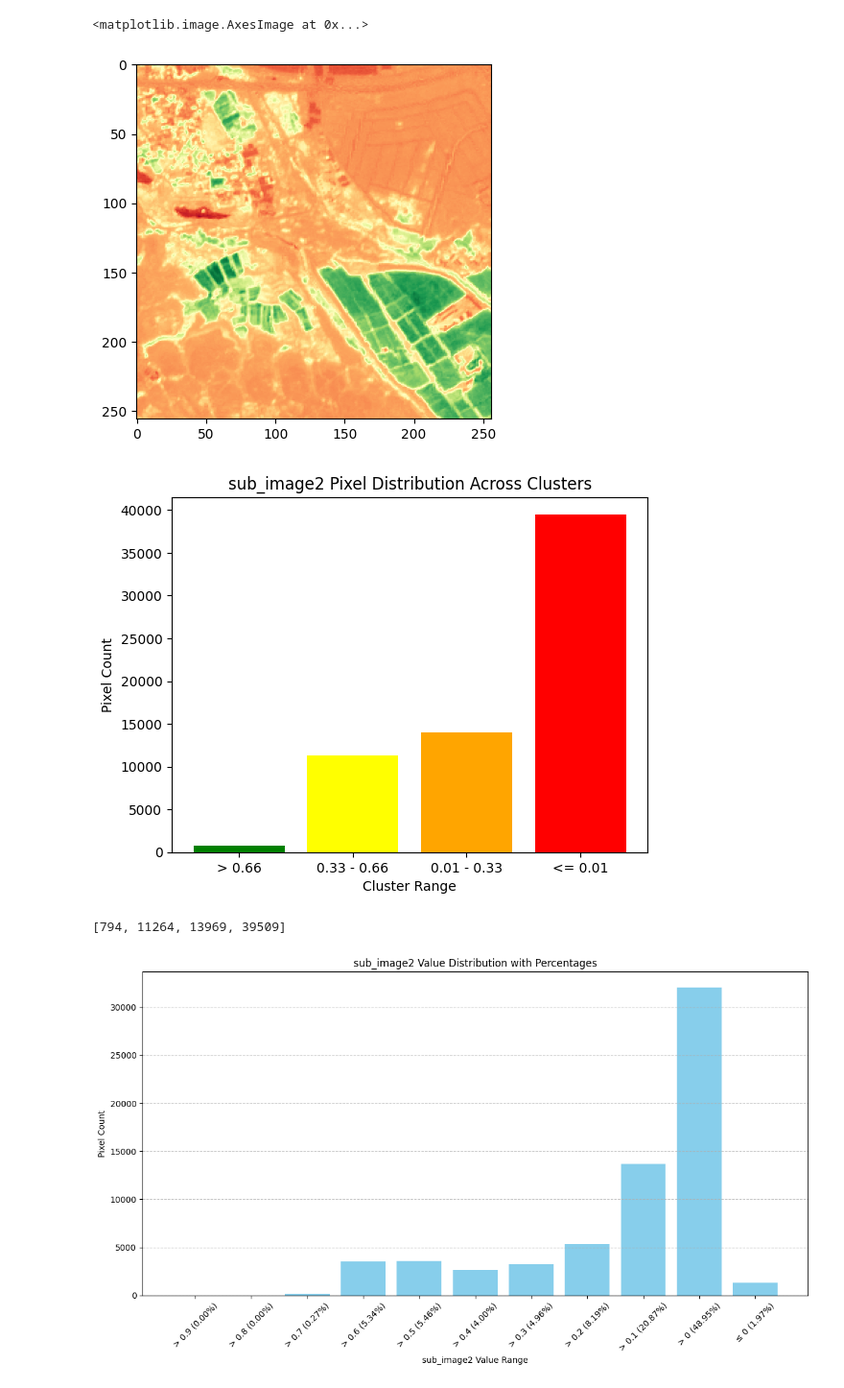
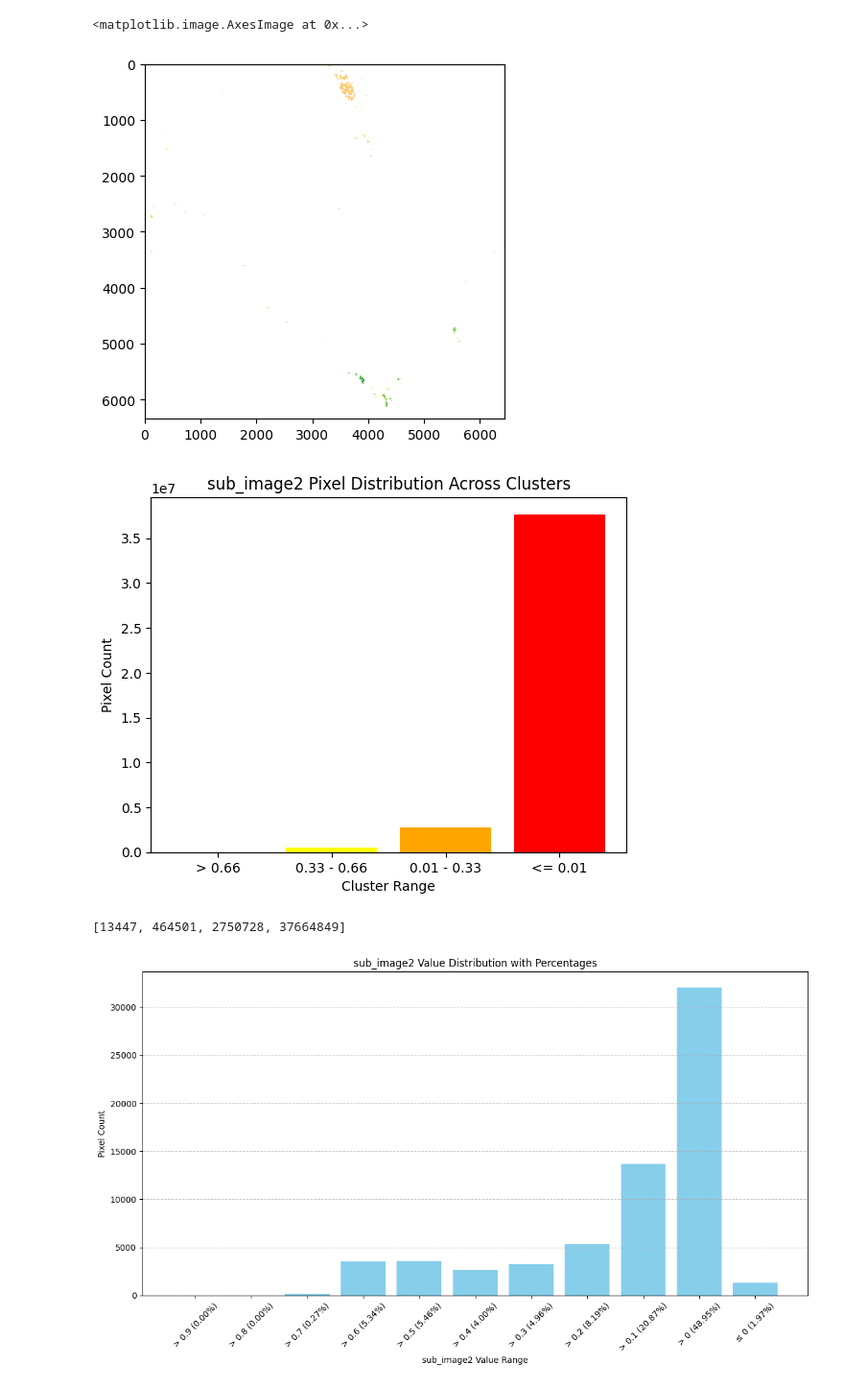
Before and after one commit to OWDM/Vegetation-Cover-In-Riyadh, a Jupyter notebook: Codes/Subtracting/code 1.ipynb, the cells around one changed output. Shown at 96% size. Drawn from its saved outputs; the diff is of its cells as text; code cells hidden in the pictures.

```diff
--- a/Codes/Subtracting/code 1.ipynb
+++ b/Codes/Subtracting/code 1.ipynb
@@ -6,16 +6,16 @@ import matplotlib as mpl
 # %%
 ''' high vegetation = 21-14
     zero vegetation = 15_23
 '''
 
-sub_image2 = 'C:\\Users\\Musae\\Documents\\GitHub-REPOs\\Senior-project-main\\Docs\\sub_images\\RUH_2018-12-15_21_14.npy'
+sub_image2 = image_path = "C:\\Users\\Musae\\Documents\\GitHub-REPOs\\Senior-project_Doc\\Docs\\Array\\NDVI-test\\filtered_NDVI_RUH-B4-B8_2018-12-15.npy"
 # Load the sub-image as a NumPy array
 sub_image2 = np.load(sub_image2)
 
 plt.imshow(sub_image2,cmap='RdYlGn')
 # %% [output]
 <matplotlib.image.AxesImage at 0x...>
-[figure, old version]
+[figure, new version]
 # %%
 cluster_counts = [0, 0, 0, 0]
 
@@ -40,8 +40,8 @@ plt.ylabel('Pixel Count')
 plt.show()
 print(cluster_counts)
 # %% [output]
-[figure, old version]
+[figure, new version]
-[794, 11264, 13969, 39509]
+[13447, 464501, 2750728, 37664849]
 # %%
 import matplotlib.pyplot as plt
 import numpy as np
```
Also changed, not shown: 4 other files.
